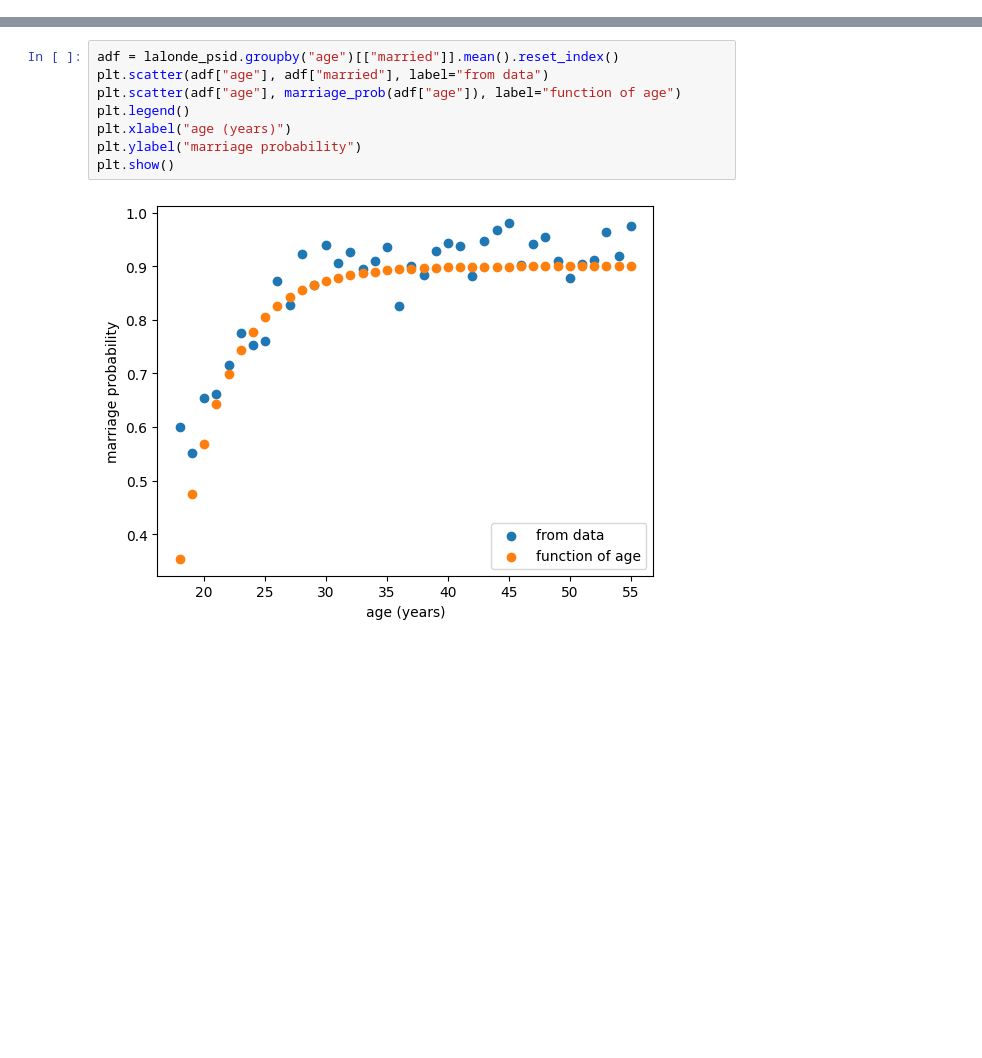
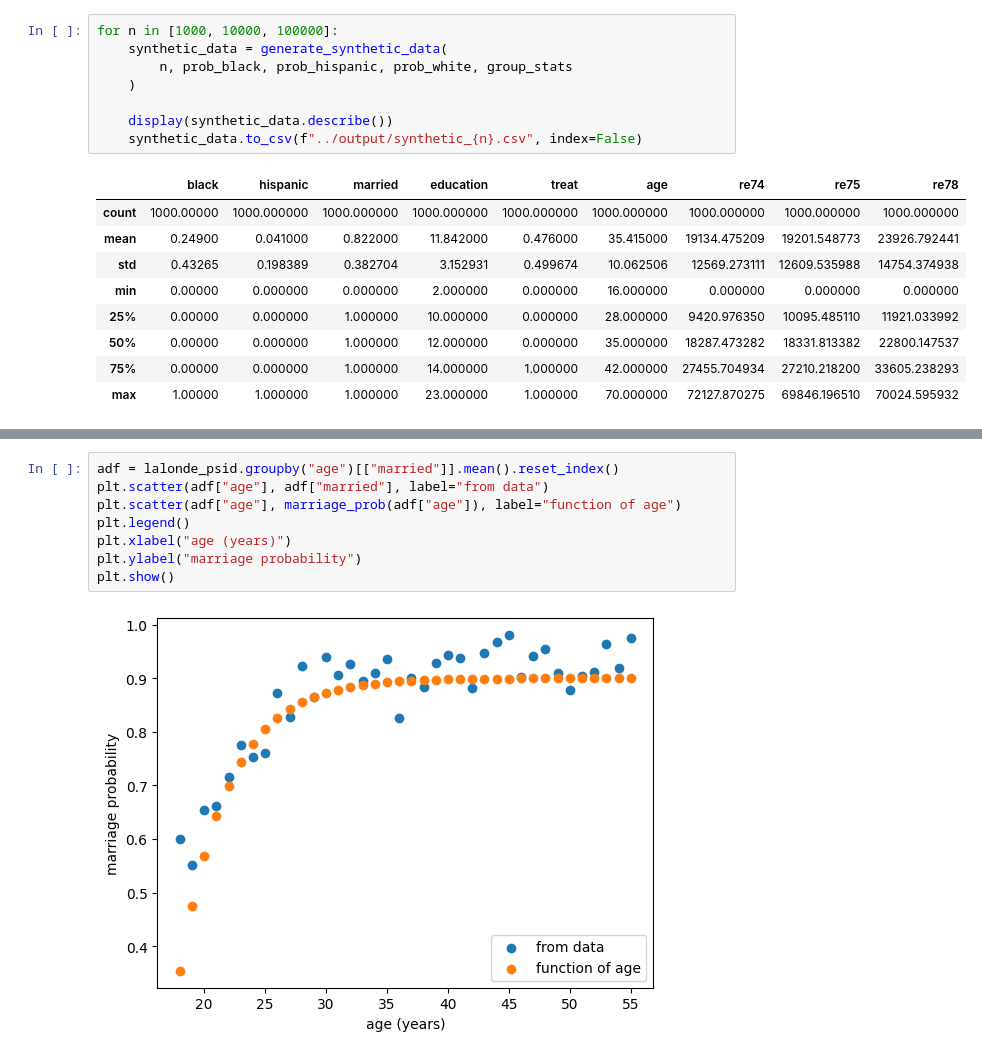
Before and after one commit to cs396s24/Proj-Job-Training, a Jupyter notebook: synthetic/synthetic.ipynb, the cells around one changed output, grey strips where cells are left out. Cells and saved outputs as stored; diff of their text form; blank space fills up the shorter version.

```diff
--- a/synthetic/synthetic.ipynb
+++ b/synthetic/synthetic.ipynb
@@ -259,0 +26,18 @@ synthetic_data[synthetic_data["black"] == 0][synthetic_data["hispanic"] == 0][
+# %%
+for n in [1000, 10000, 100000]:
+    synthetic_data = generate_synthetic_data(
+        n, prob_black, prob_hispanic, prob_white, group_stats
+    )
+
+    display(synthetic_data.describe())
+    synthetic_data.to_csv(f"../output/synthetic_{n}.csv", index=False)
+# %% [output]
+|  | black | hispanic | married | education | treat | age | re74 | re75 | re78 |
+| count | 1000.00000 | 1000.000000 | 1000.000000 | 1000.000000 | 1000.000000 | 1000.000000 | 1000.000000 | 1000.000000 | 1000.000000 |
+| mean | 0.24900 | 0.041000 | 0.822000 | 11.842000 | 0.476000 | 35.415000 | 19134.475209 | 19201.548773 | 23926.792441 |
+| std | 0.43265 | 0.198389 | 0.382704 | 3.152931 | 0.499674 | 10.062506 | 12569.273111 | 12609.535988 | 14754.374938 |
+| min | 0.00000 | 0.000000 | 0.000000 | 2.000000 | 0.000000 | 16.000000 | 0.000000 | 0.000000 | 0.000000 |
+| 25% | 0.00000 | 0.000000 | 1.000000 | 10.000000 | 0.000000 | 28.000000 | 9420.976350 | 10095.485110 | 11921.033992 |
+| 50% | 0.00000 | 0.000000 | 1.000000 | 12.000000 | 0.000000 | 35.000000 | 18287.473282 | 18331.813382 | 22800.147537 |
+| 75% | 0.00000 | 0.000000 | 1.000000 | 14.000000 | 1.000000 | 42.000000 | 27455.704934 | 27210.218200 | 33605.238293 |
+| max | 1.00000 | 1.000000 | 1.000000 | 23.000000 | 1.000000 | 70.000000 | 72127.870275 | 69846.196510 | 70024.595932 |
```
Also changed, not shown: parts of 21 cells of this notebook, 9 other files.
